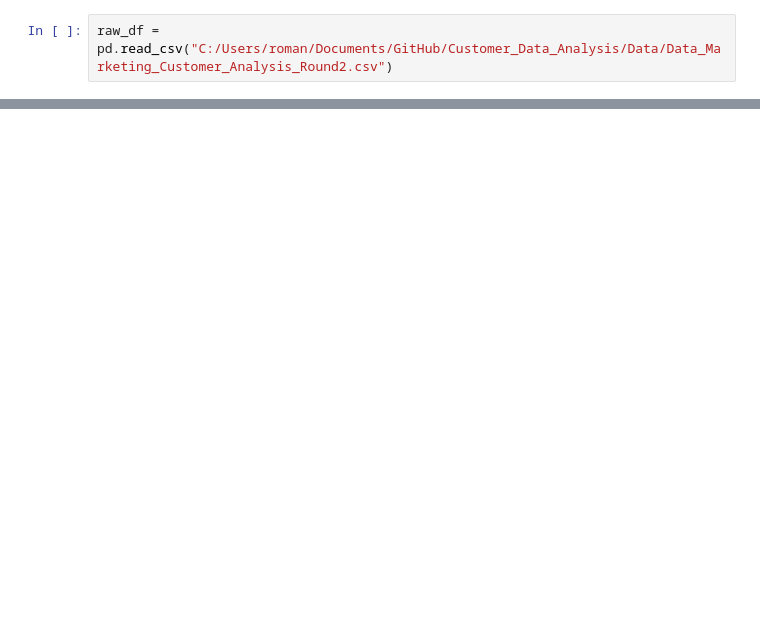
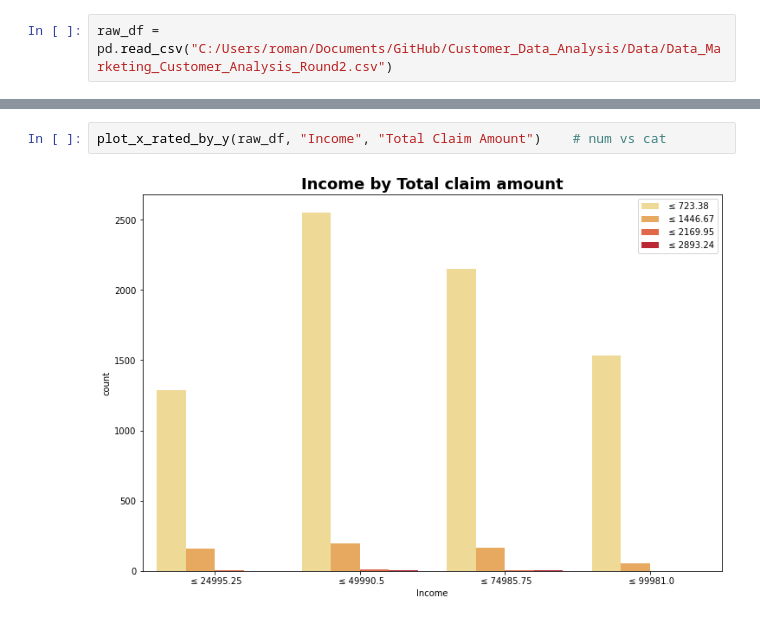
Before and after one commit to Romes-Kalt/Customer_Data_Analysis, a Jupyter notebook: plot_redone.ipynb, the cells around one changed output, grey strips where cells are left out. Cells and saved outputs as stored; diff of their text form; blank space fills up the shorter version.

```diff
--- a/plot_redone.ipynb
+++ b/plot_redone.ipynb
@@ -91,0 +80,4 @@ raw_df = pd.read_csv("C:/Users/roman/Documents/GitHub/Customer_Data_Analysis/Dat
+# %%
+plot_x_rated_by_y(raw_df, "Income", "Total Claim Amount")    # num vs cat
+# %% [output]
+[figure, added]
```
Also changed, not shown: parts of 8 cells of this notebook.
